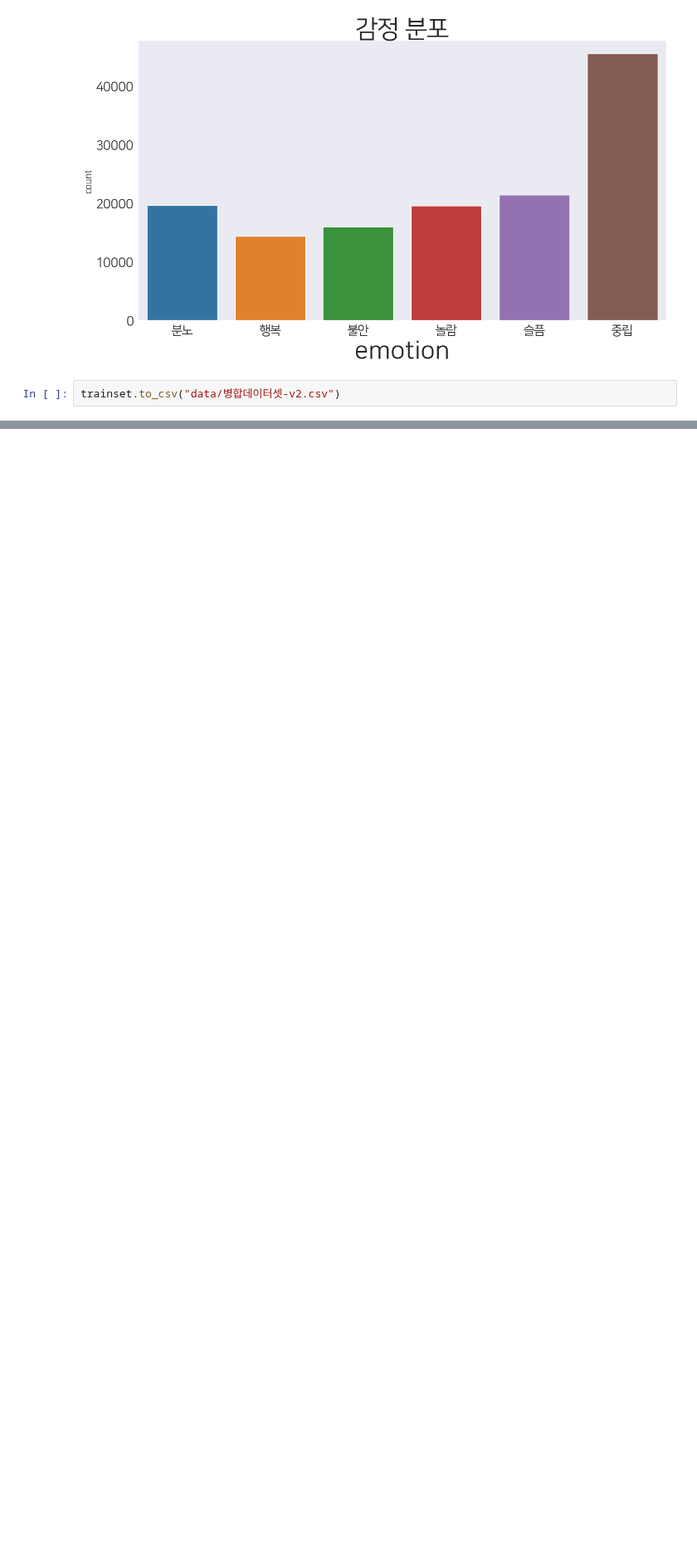
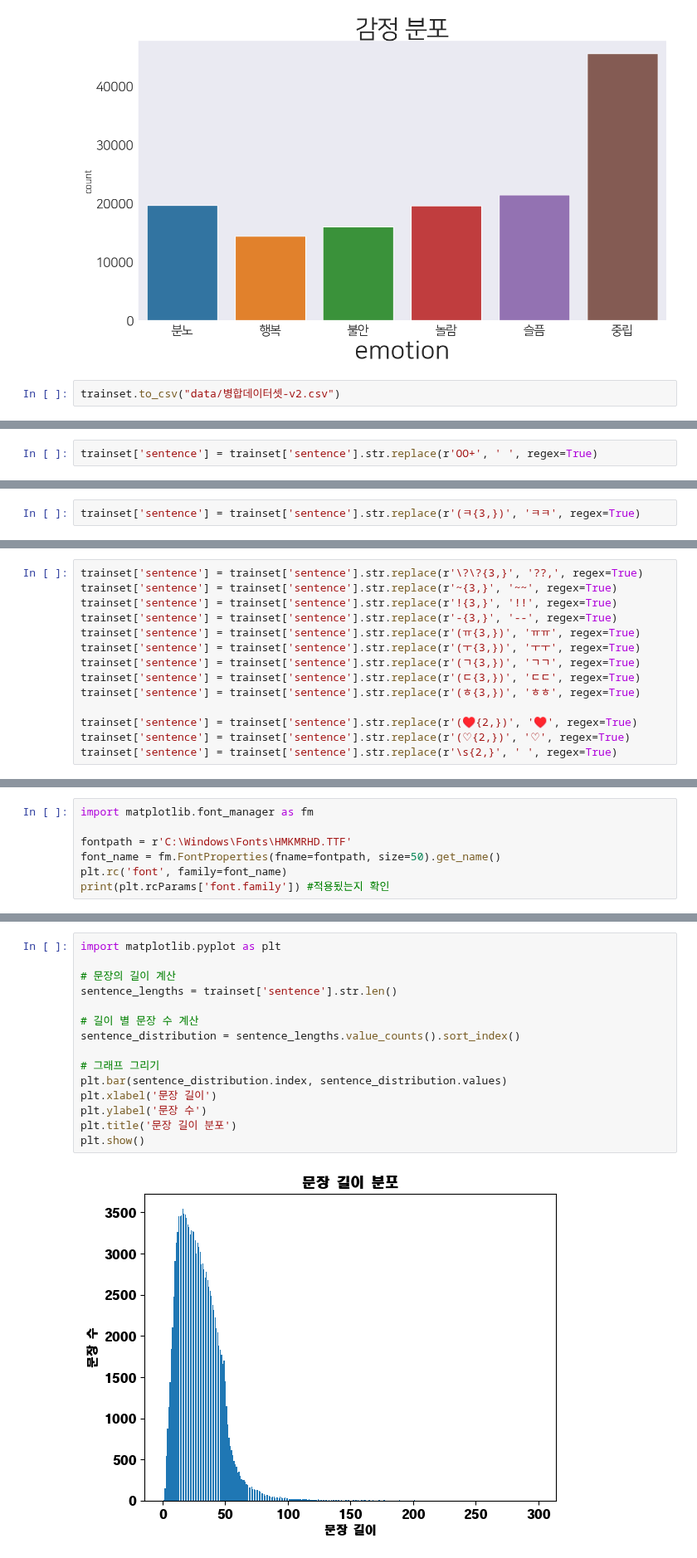
Before and after one commit to Bongwoo2lee/floread, a Jupyter notebook: sentiment-analysis/EDA.ipynb, the cells around one changed output, grey strips where cells are left out. Shown at 83% size. Saved outputs shown, nothing was run; the diff lists cells and outputs as text; blank space fills up the shorter version.

```diff
--- a/sentiment-analysis/EDA.ipynb
+++ b/sentiment-analysis/EDA.ipynb
@@ -736,0 +770,2 @@ trainset.to_csv("data/병합데이터셋-v2.csv")
+# %%
+trainset['sentence'] = trainset['sentence'].str.replace(r'OO+', ' ', regex=True)
@@ -736,0 +793,2 @@ trainset.to_csv("data/병합데이터셋-v2.csv")
+# %%
+trainset['sentence'] = trainset['sentence'].str.replace(r'(ㅋ{3,})', 'ㅋㅋ', regex=True)
@@ -736,0 +832,14 @@ trainset.to_csv("data/병합데이터셋-v2.csv")
+# %%
+trainset['sentence'] = trainset['sentence'].str.replace(r'\?\?{3,}', '??,', regex=True)
+trainset['sentence'] = trainset['sentence'].str.replace(r'~{3,}', '~~', regex=True)
+trainset['sentence'] = trainset['sentence'].str.replace(r'!{3,}', '!!', regex=True)
+trainset['sentence'] = trainset['sentence'].str.replace(r'-{3,}', '--', regex=True)
+trainset['sentence'] = trainset['sentence'].str.replace(r'(ㅠ{3,})', 'ㅠㅠ', regex=True)
+trainset['sentence'] = trainset['sentence'].str.replace(r'(ㅜ{3,})', 'ㅜㅜ', regex=True)
+trainset['sentence'] = trainset['sentence'].str.replace(r'(ㄱ{3,})', 'ㄱㄱ', regex=True)
+trainset['sentence'] = trainset['sentence'].str.replace(r'(ㄷ{3,})', 'ㄷㄷ', regex=True)
+trainset['sentence'] = trainset['sentence'].str.replace(r'(ㅎ{3,})', 'ㅎㅎ', regex=True)
+
+trainset['sentence'] = trainset['sentence'].str.replace(r'(♥{2,})', '♥', regex=True)
+trainset['sentence'] = trainset['sentence'].str.replace(r'(♡{2,})', '♡', regex=True)
+trainset['sentence'] = trainset['sentence'].str.replace(r'\s{2,}', ' ', regex=True)
@@ -736,0 +866,7 @@ trainset.to_csv("data/병합데이터셋-v2.csv")
+# %%
+import matplotlib.font_manager as fm
+
+fontpath = r'C:\Windows\Fonts\HMKMRHD.TTF'
+font_name = fm.FontProperties(fname=fontpath, size=50).get_name()
+plt.rc('font', family=font_name)
+print(plt.rcParams['font.family']) #적용됬는지 확인
@@ -736,0 +875,17 @@ trainset.to_csv("data/병합데이터셋-v2.csv")
+# %%
+import matplotlib.pyplot as plt
+
+# 문장의 길이 계산
+sentence_lengths = trainset['sentence'].str.len()
+
+# 길이 별 문장 수 계산
+sentence_distribution = sentence_lengths.value_counts().sort_index()
+
+# 그래프 그리기
+plt.bar(sentence_distribution.index, sentence_distribution.values)
+plt.xlabel('문장 길이')
+plt.ylabel('문장 수')
+plt.title('문장 길이 분포')
+plt.show()
+# %% [output]
+[figure, added]
```
Also changed, not shown: parts of 21 cells of this notebook.
